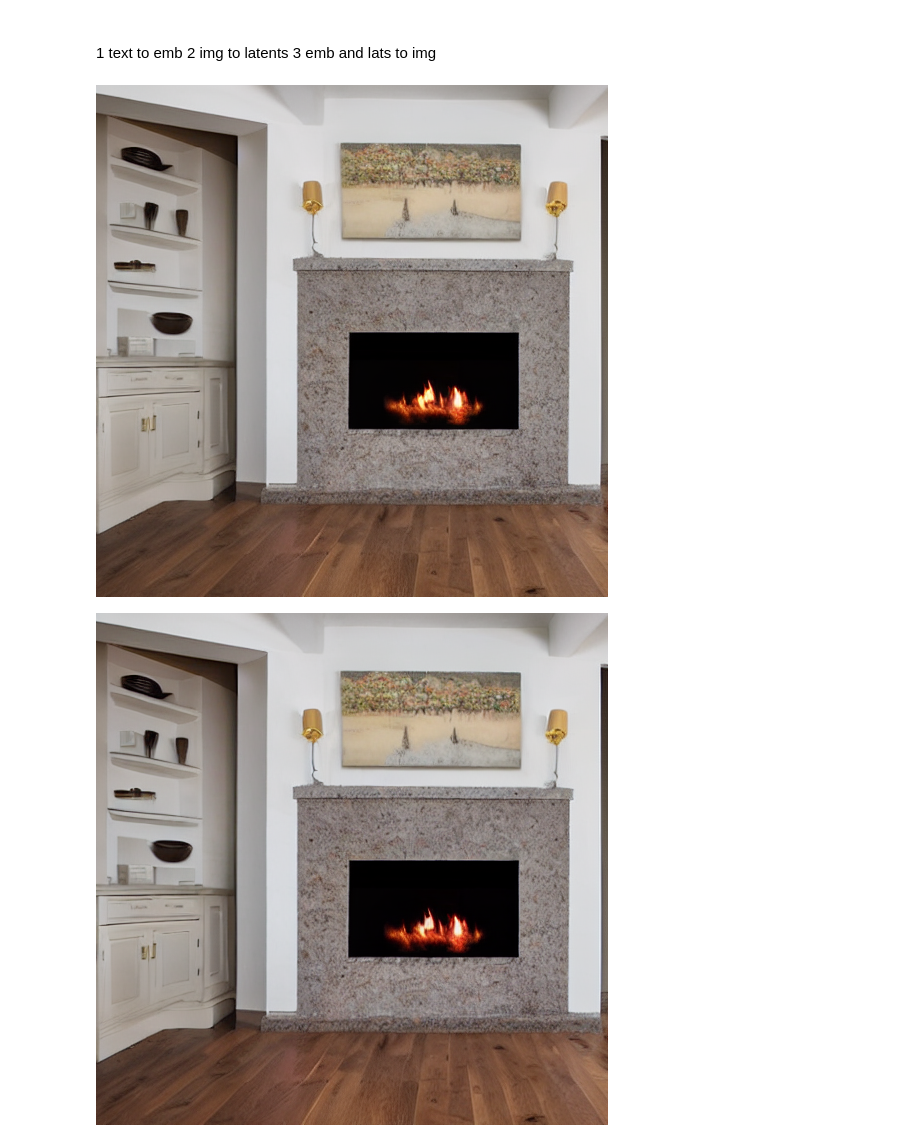
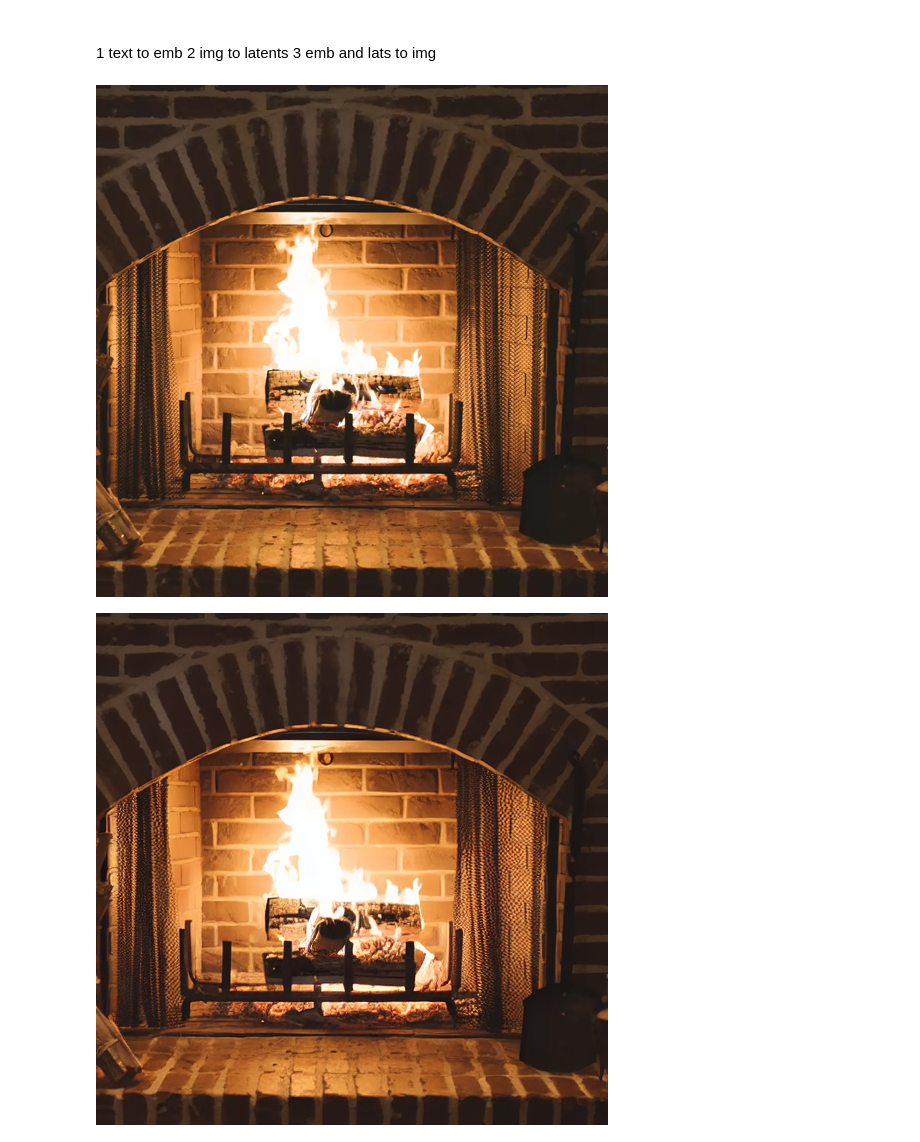
Before and after one commit to DmitriyG228/diffusion-nbs, a Jupyter notebook: main.ipynb, the cells around one changed output. Cells and saved outputs as stored; diff of their text form; code cells hidden in the pictures.

```diff
--- a/main.ipynb
+++ b/main.ipynb
@@ -222,11 +222,11 @@ import torch.optim as optim
 # %%
 from IPython.display import clear_output
 # %%
-Y_img = Image.open('Y.png').resize((height,width));Y_img
+Y_img = Image.open('fireplace.png').resize((height,width)).convert('RGB');Y_img
 # %% [output]
-[figure, old version]
+[figure, new version]
 # %%
 Y_lat = pil_to_latent(Y_img)
 latents_to_pil(Y_lat)[0]
 # %% [output]
-[figure, old version]
+[figure, new version]
```
Also changed, not shown: parts of 17 cells of this notebook.
